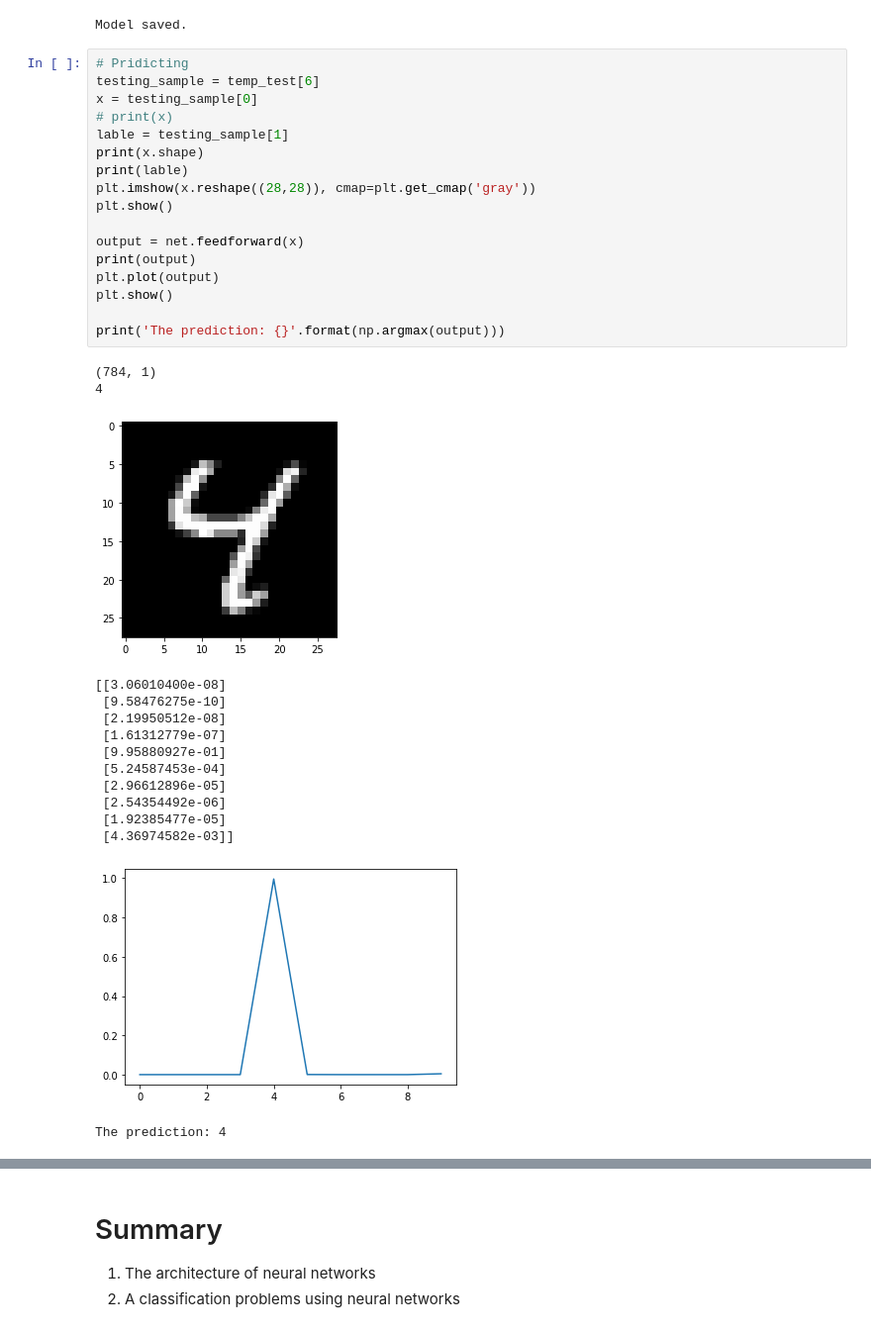
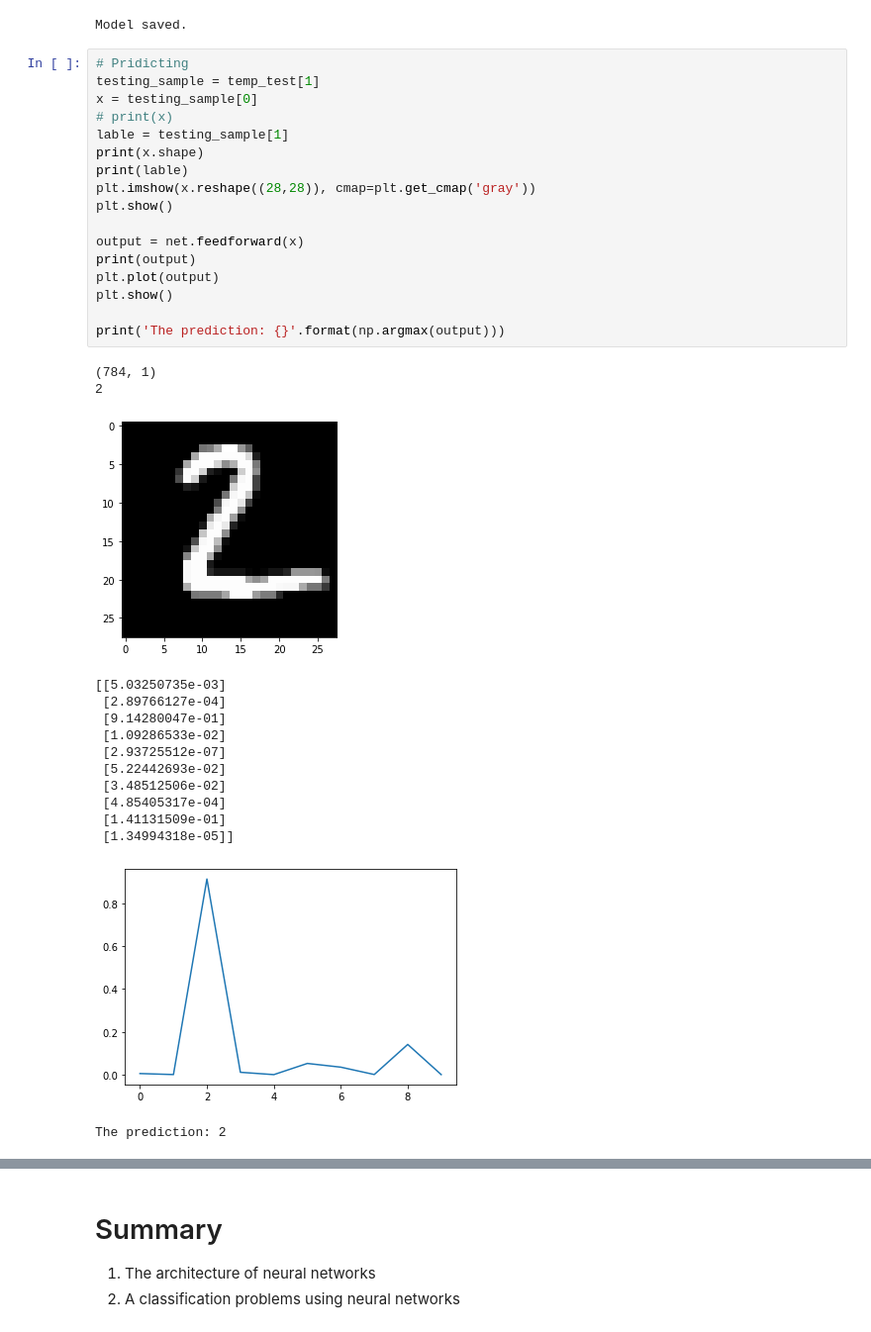
Before and after one commit to way2ml/ML-Course, a Jupyter notebook: src/1.Deep-Learning.ipynb, the cells around one changed output, grey strips where cells are left out. Shown: that part at 99% size. Saved outputs shown, nothing was run; the diff lists cells and outputs as text.

```diff
--- a/src/1.Deep-Learning.ipynb
+++ b/src/1.Deep-Learning.ipynb
@@ -295,35 +265,35 @@ net.save_model()
 Model saved.
 # %%
 # Pridicting
-testing_sample = temp_test[6]
+testing_sample = temp_test[1]
 x = testing_sample[0]
 # print(x)
 lable = testing_sample[1]
 print(x.shape)
 print(lable)
 plt.imshow(x.reshape((28,28)), cmap=plt.get_cmap('gray'))
 plt.show()
 
 output = net.feedforward(x)
 print(output)
 plt.plot(output)
 plt.show()
 
 print('The prediction: {}'.format(np.argmax(output)))
 # %% [output]
 (784, 1)
-4
+2
-[figure, old version]
+[figure, new version]
-[[3.06010400e-08]
- [9.58476275e-10]
- [2.19950512e-08]
- [1.61312779e-07]
- [9.95880927e-01]
- [5.24587453e-04]
- [2.96612896e-05]
- [2.54354492e-06]
- [1.92385477e-05]
- [4.36974582e-03]]
+[[5.03250735e-03]
+ [2.89766127e-04]
+ [9.14280047e-01]
+ [1.09286533e-02]
+ [2.93725512e-07]
+ [5.22442693e-02]
+ [3.48512506e-02]
+ [4.85405317e-04]
+ [1.41131509e-01]
+ [1.34994318e-05]]
-[figure, old version]
+[figure, new version]
-The prediction: 4
+The prediction: 2
 # %%
```
Also changed, not shown: parts of 28 cells of this notebook, 3 other files.
